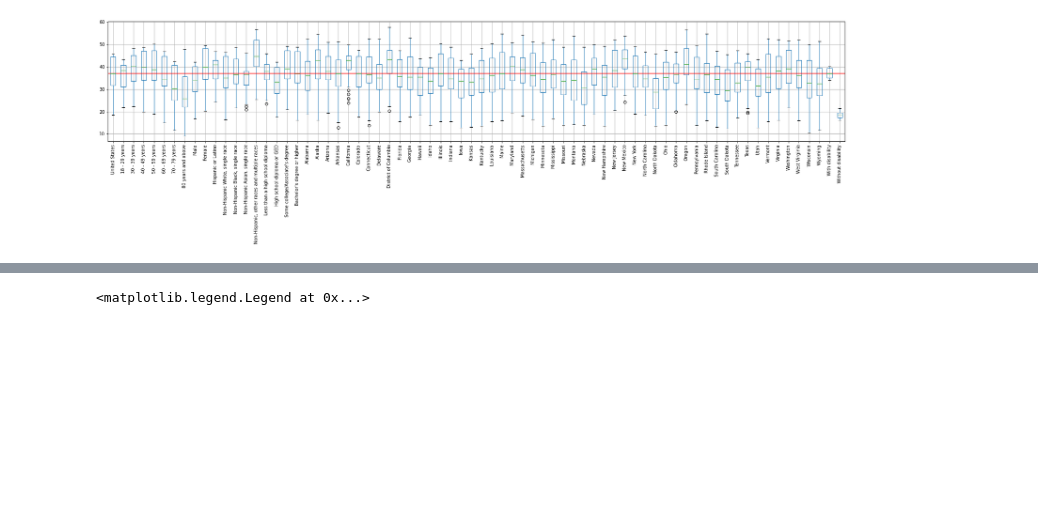
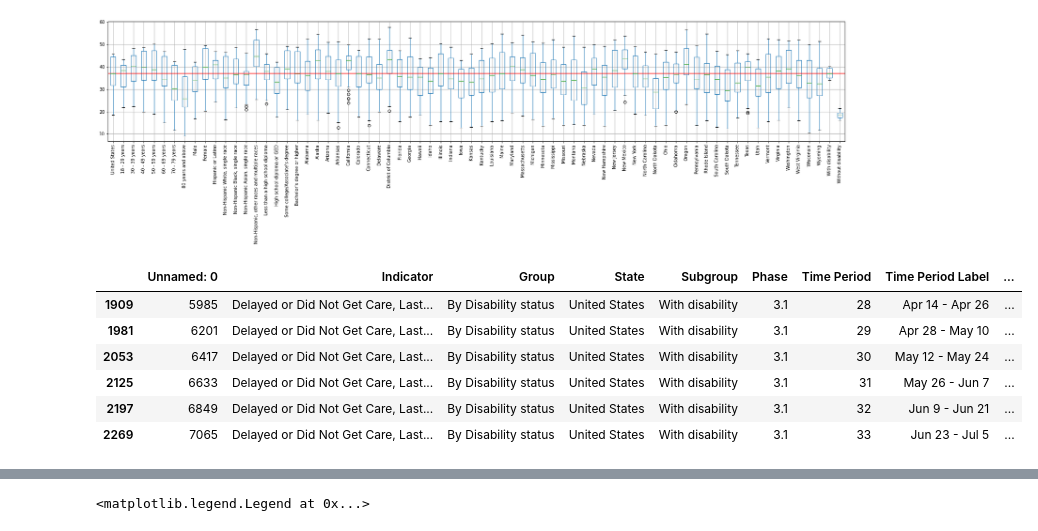
Before and after one commit to eballam/COVID_accessToCare, a Jupyter notebook: Visualization_accessToCare.ipynb, the cells around one changed output, grey strips where cells are left out. Drawn from its saved outputs; the diff is of its cells as text; code cells hidden in the pictures; blank space fills up the shorter version.

```diff
--- a/Visualization_accessToCare.ipynb
+++ b/Visualization_accessToCare.ipynb
@@ -6,7 +6,7 @@ import matplotlib.pyplot as plt
 import seaborn as sns
 # %%
 # df = pd.read_csv("COVID_accessToCare.csv", index_col=['Group', 'Subgroup', 'Time Period'], skipinitialspace=True)
-df = pd.read_csv("COVID_accessToCare.csv")
+df = pd.read_csv("DATA/DATAFRAME_accessToCare.csv")
 # %%
 df
 # %% [output]
@@ -65,3 +65,13 @@ plt.axhline(y=df_box['United States'].describe()['50%'], color='r', linestyle='-
 # %% [output]
 <matplotlib.lines.Line2D at 0x...>
 [figure]
+# %%
+df[df['Subgroup'] == 'With disability']
+# %% [output]
+|  | Unnamed: 0 | Indicator | Group | State | Subgroup | Phase | Time Period | Time Period Label | ... |
+| 1909 | 5985 | Delayed or Did Not Get Care, Last... | By Disability status | United States | With disability | 3.1 | 28 | Apr 14 - Apr 26 | ... |
+| 1981 | 6201 | Delayed or Did Not Get Care, Last... | By Disability status | United States | With disability | 3.1 | 29 | Apr 28 - May 10 | ... |
+| 2053 | 6417 | Delayed or Did Not Get Care, Last... | By Disability status | United States | With disability | 3.1 | 30 | May 12 - May 24 | ... |
+| 2125 | 6633 | Delayed or Did Not Get Care, Last... | By Disability status | United States | With disability | 3.1 | 31 | May 26 - Jun 7 | ... |
+| 2197 | 6849 | Delayed or Did Not Get Care, Last... | By Disability status | United States | With disability | 3.1 | 32 | Jun 9 - Jun 21 | ... |
+| 2269 | 7065 | Delayed or Did Not Get Care, Last... | By Disability status | United States | With disability | 3.1 | 33 | Jun 23 - Jul 5 | ... |
```
Also changed, not shown: parts of 4 cells of this notebook, 3 other files.
